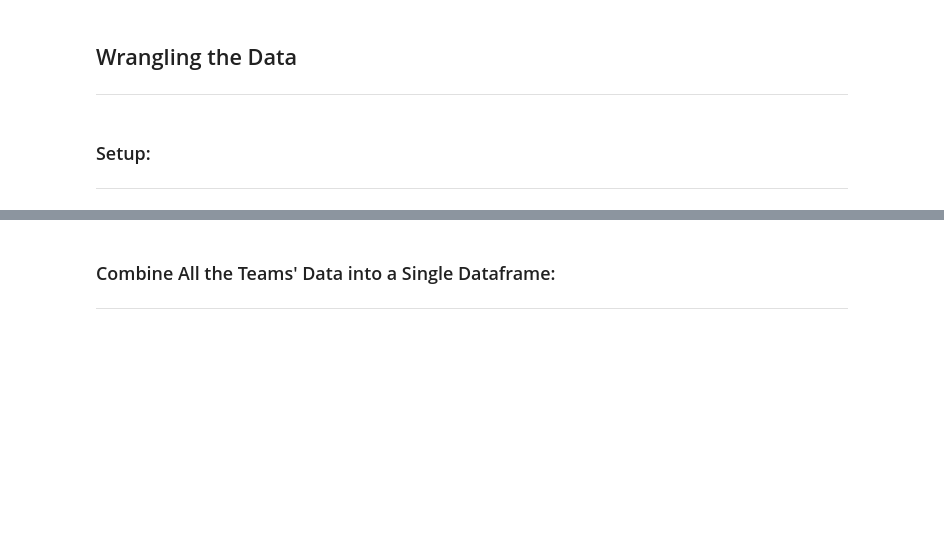
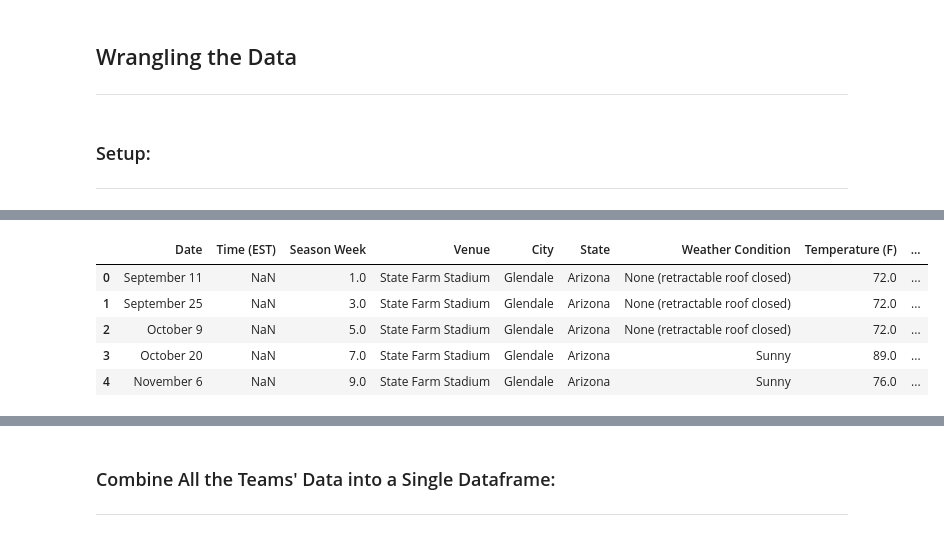
Before and after one commit to cwolf1424/Group_Project_4-NFL_Game_Outcome_Predictor, a Jupyter notebook: 03-Wrangling_Data/Wrangling_Data.ipynb, the cells around one changed output, grey strips where cells are left out. Saved outputs shown, nothing was run; the diff lists cells and outputs as text; code cells hidden in the pictures; blank space fills up the shorter version.

```diff
--- a/03-Wrangling_Data/Wrangling_Data.ipynb
+++ b/03-Wrangling_Data/Wrangling_Data.ipynb
@@ -338,0 +503,13 @@ master_df
+# %%
+# Add Home Dataframe to Master Home Dataframe
+master_home_df = pd.concat([master_home_df, cur_df_cleaned_home], ignore_index= True)
+
+# Display Updated Dataframe
+master_home_df.head(5)
+# %% [output]
+|  | Date | Time (EST) | Season Week | Venue | City | State | Weather Condition | Temperature (F) | ... |
+| 0 | September 11 | NaN | 1.0 | State Farm Stadium | Glendale | Arizona | None (retractable roof closed) | 72.0 | ... |
+| 1 | September 25 | NaN | 3.0 | State Farm Stadium | Glendale | Arizona | None (retractable roof closed) | 72.0 | ... |
+| 2 | October 9 | NaN | 5.0 | State Farm Stadium | Glendale | Arizona | None (retractable roof closed) | 72.0 | ... |
+| 3 | October 20 | NaN | 7.0 | State Farm Stadium | Glendale | Arizona | Sunny | 89.0 | ... |
+| 4 | November 6 | NaN | 9.0 | State Farm Stadium | Glendale | Arizona | Sunny | 76.0 | ... |
```
Also changed, not shown: parts of 42 cells of this notebook, 1 other file.
